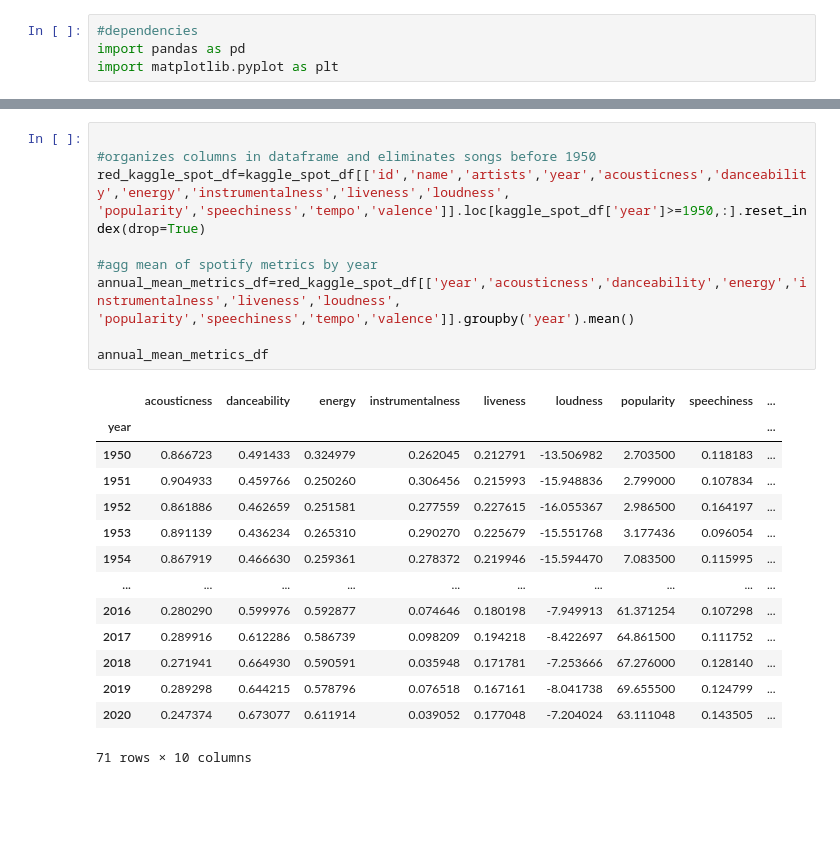
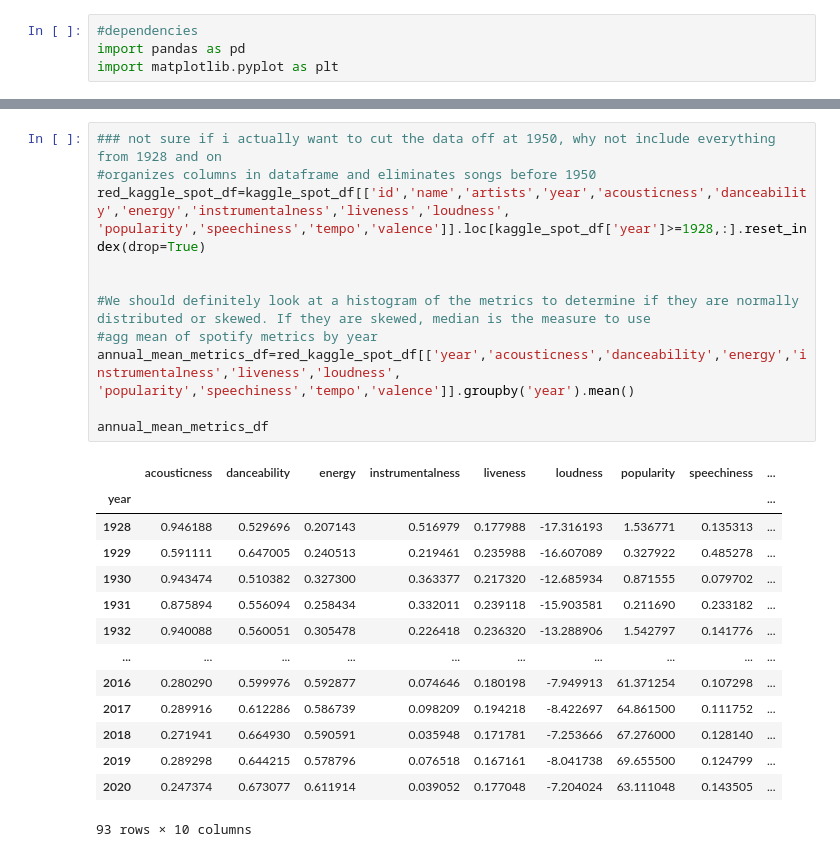
Before and after one commit to JoeKell/SpotifySongAnalysisProject, a Jupyter notebook: metrics_over_time.ipynb, the cells around one changed output, grey strips where cells are left out. Saved outputs shown, nothing was run; the diff lists cells and outputs as text; blank space fills up the shorter version.

```diff
--- a/metrics_over_time.ipynb
+++ b/metrics_over_time.ipynb
@@ -15,29 +15,31 @@ kaggle_spot_df.head()
 | 3 | 0.995 | ['Francisco Canaro'] | 0.781 | 180760 | 0.1300 | 0 | 6M94FkXd15sOAOQYRnWPN8 | 0.887 | ... |
 | 4 | 0.990 | ['Frédéric Chopin', 'Vladimir Hor... | 0.210 | 687733 | 0.2040 | 0 | 6N6tiFZ9vLTSOIxkj8qKrd | 0.908 | ... |
 # %%
+### not sure if i actually want to cut the data off at 1950, why not include everything from 1928 and on
+#organizes columns in dataframe and eliminates songs before 1950
+red_kaggle_spot_df=kaggle_spot_df[['id','name','artists','year','acousticness','danceability','energy','instrumentalness','liveness','loudness', 'popularity','speechiness','tempo','valence']].loc[kaggle_spot_df['year']>=1928,:].reset_index(drop=True)
 
-#organizes columns in dataframe and eliminates songs before 1950
-red_kaggle_spot_df=kaggle_spot_df[['id','name','artists','year','acousticness','danceability','energy','instrumentalness','liveness','loudness', 'popularity','speechiness','tempo','valence']].loc[kaggle_spot_df['year']>=1950,:].reset_index(drop=True)
 
+#We should definitely look at a histogram of the metrics to determine if they are normally distributed or skewed. If they are skewed, median is the measure to use
 #agg mean of spotify metrics by year
 annual_mean_metrics_df=red_kaggle_spot_df[['year','acousticness','danceability','energy','instrumentalness','liveness','loudness', 'popularity','speechiness','tempo','valence']].groupby('year').mean()
 
 annual_mean_metrics_df
 # %% [output]
 |  | acousticness | danceability | energy | instrumentalness | liveness | loudness | popularity | speechiness | ... |
 | year |  |  |  |  |  |  |  |  | ... |
-| 1950 | 0.866723 | 0.491433 | 0.324979 | 0.262045 | 0.212791 | -13.506982 | 2.703500 | 0.118183 | ... |
-| 1951 | 0.904933 | 0.459766 | 0.250260 | 0.306456 | 0.215993 | -15.948836 | 2.799000 | 0.107834 | ... |
-| 1952 | 0.861886 | 0.462659 | 0.251581 | 0.277559 | 0.227615 | -16.055367 | 2.986500 | 0.164197 | ... |
-| 1953 | 0.891139 | 0.436234 | 0.265310 | 0.290270 | 0.225679 | -15.551768 | 3.177436 | 0.096054 | ... |
-| 1954 | 0.867919 | 0.466630 | 0.259361 | 0.278372 | 0.219946 | -15.594470 | 7.083500 | 0.115995 | ... |
+| 1928 | 0.946188 | 0.529696 | 0.207143 | 0.516979 | 0.177988 | -17.316193 | 1.536771 | 0.135313 | ... |
+| 1929 | 0.591111 | 0.647005 | 0.240513 | 0.219461 | 0.235988 | -16.607089 | 0.327922 | 0.485278 | ... |
+| 1930 | 0.943474 | 0.510382 | 0.327300 | 0.363377 | 0.217320 | -12.685934 | 0.871555 | 0.079702 | ... |
+| 1931 | 0.875894 | 0.556094 | 0.258434 | 0.332011 | 0.239118 | -15.903581 | 0.211690 | 0.233182 | ... |
+| 1932 | 0.940088 | 0.560051 | 0.305478 | 0.226418 | 0.236320 | -13.288906 | 1.542797 | 0.141776 | ... |
 | ... | ... | ... | ... | ... | ... | ... | ... | ... | ... |
 | 2016 | 0.280290 | 0.599976 | 0.592877 | 0.074646 | 0.180198 | -7.949913 | 61.371254 | 0.107298 | ... |
 | 2017 | 0.289916 | 0.612286 | 0.586739 | 0.098209 | 0.194218 | -8.422697 | 64.861500 | 0.111752 | ... |
 | 2018 | 0.271941 | 0.664930 | 0.590591 | 0.035948 | 0.171781 | -7.253666 | 67.276000 | 0.128140 | ... |
 | 2019 | 0.289298 | 0.644215 | 0.578796 | 0.076518 | 0.167161 | -8.041738 | 69.655500 | 0.124799 | ... |
 | 2020 | 0.247374 | 0.673077 | 0.611914 | 0.039052 | 0.177048 | -7.204024 | 63.111048 | 0.143505 | ... |
-71 rows × 10 columns
+93 rows × 10 columns
 # %%
 #turns the metric names into a list
 spot_metric_names=annual_mean_metrics_df.columns.to_list()
```
Also changed, not shown: parts of 2 cells of this notebook.
